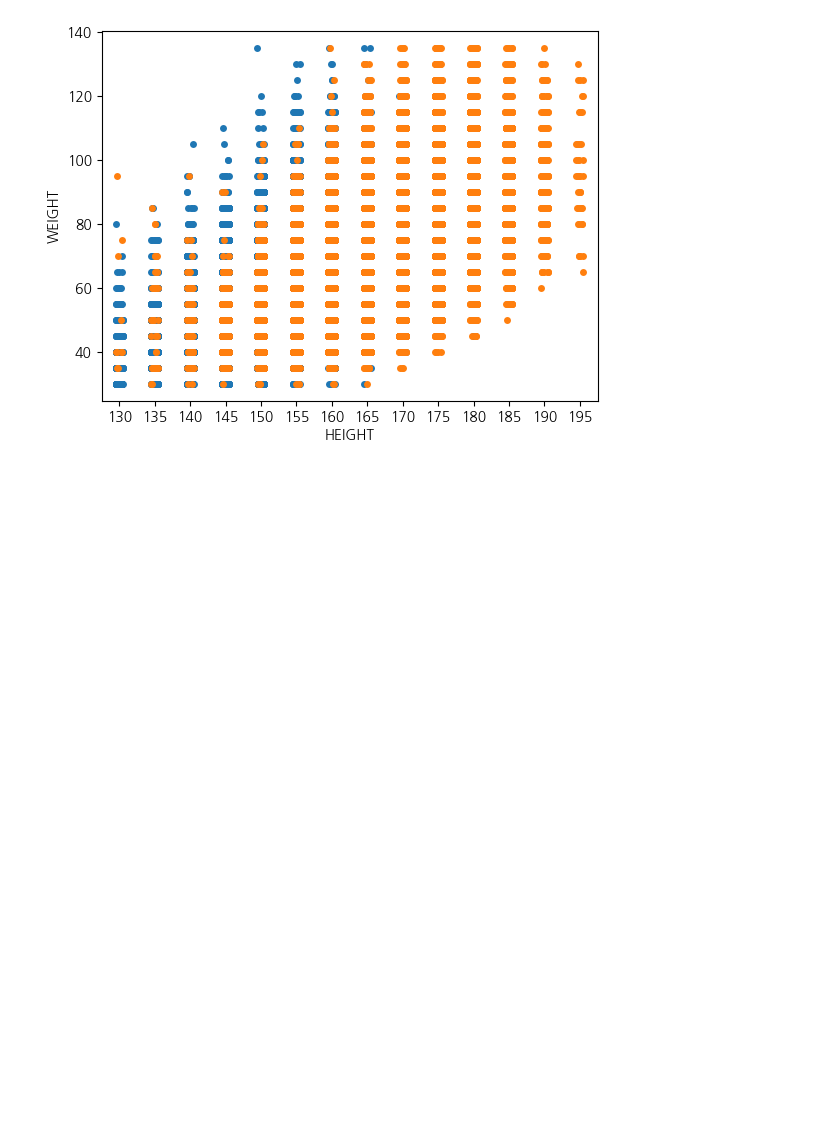
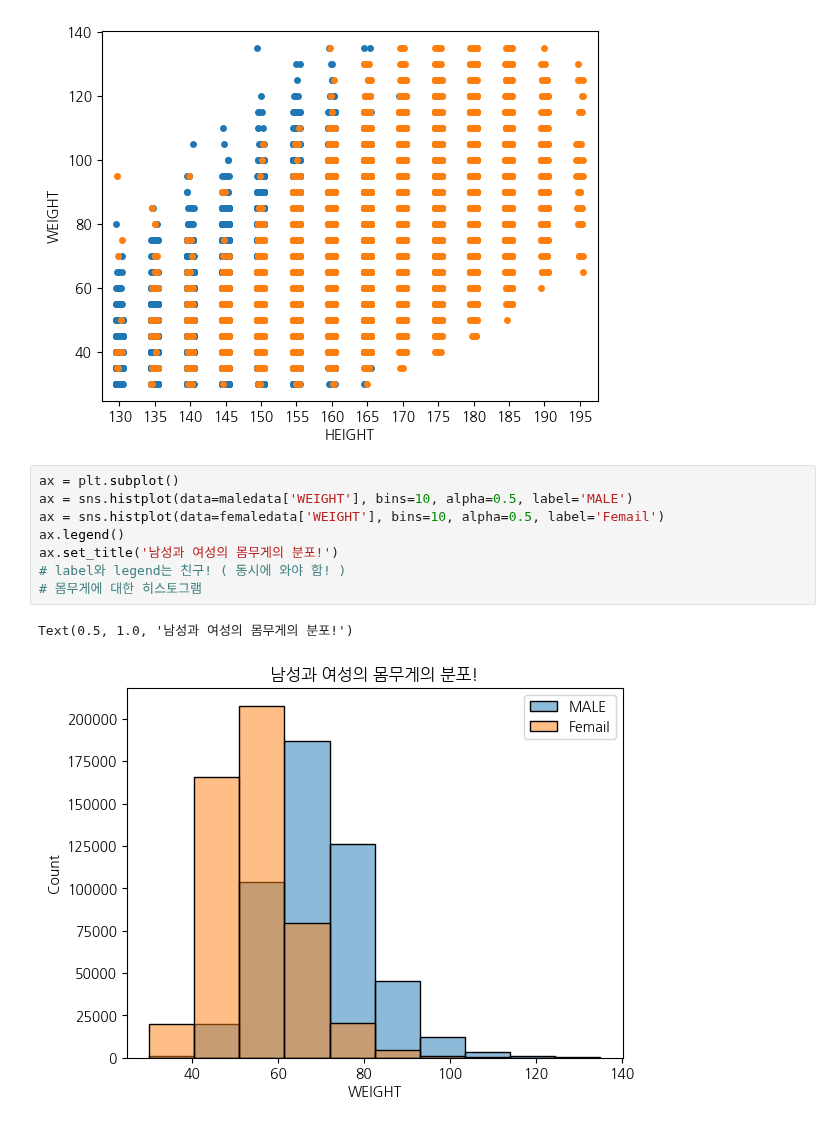
Before and after one commit to layla-focalors/AColab_Github_data_processing, a Jupyter notebook: HealthCare_Anayize.ipynb, the cells around one changed output. Drawn from its saved outputs; the diff is of its cells as text; blank space fills up the shorter version.

```diff
--- a/HealthCare_Anayize.ipynb
+++ b/HealthCare_Anayize.ipynb
@@ -706,3 +706,14 @@ sns.stripplot(x='HEIGHT', y='WEIGHT', data=maledata)
 # %% [output]
 <Axes: xlabel='HEIGHT', ylabel='WEIGHT'>
 [figure]
+# %%
+ax = plt.subplot()
+ax = sns.histplot(data=maledata['WEIGHT'], bins=10, alpha=0.5, label='MALE')
+ax = sns.histplot(data=femaledata['WEIGHT'], bins=10, alpha=0.5, label='Femail')
+ax.legend()
+ax.set_title('남성과 여성의 몸무게의 분포!')
+# label와 legend는 친구! ( 동시에 와야 함! )
+# 몸무게에 대한 히스토그램
+# %% [output]
+Text(0.5, 1.0, '남성과 여성의 몸무게의 분포!')
+[figure, added]
```
Also changed, not shown: parts of 2 cells of this notebook.
